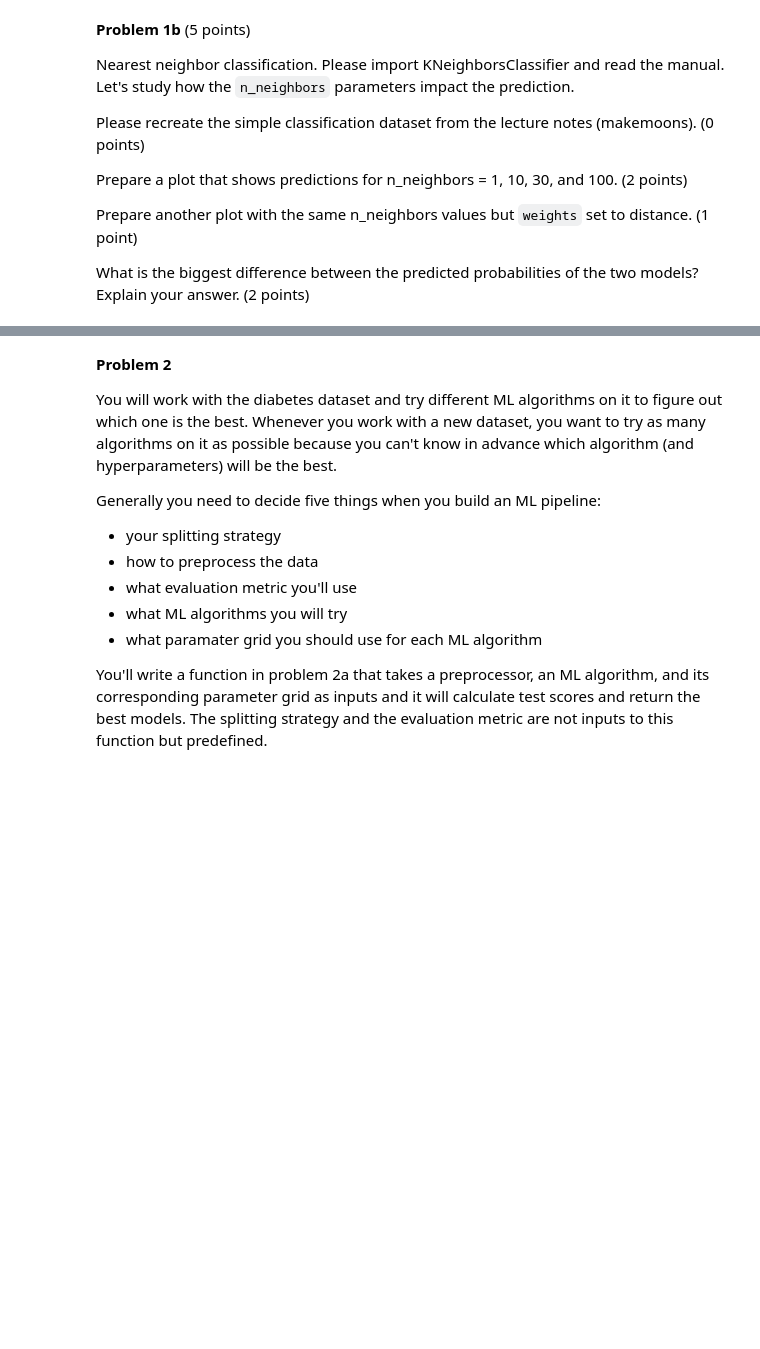
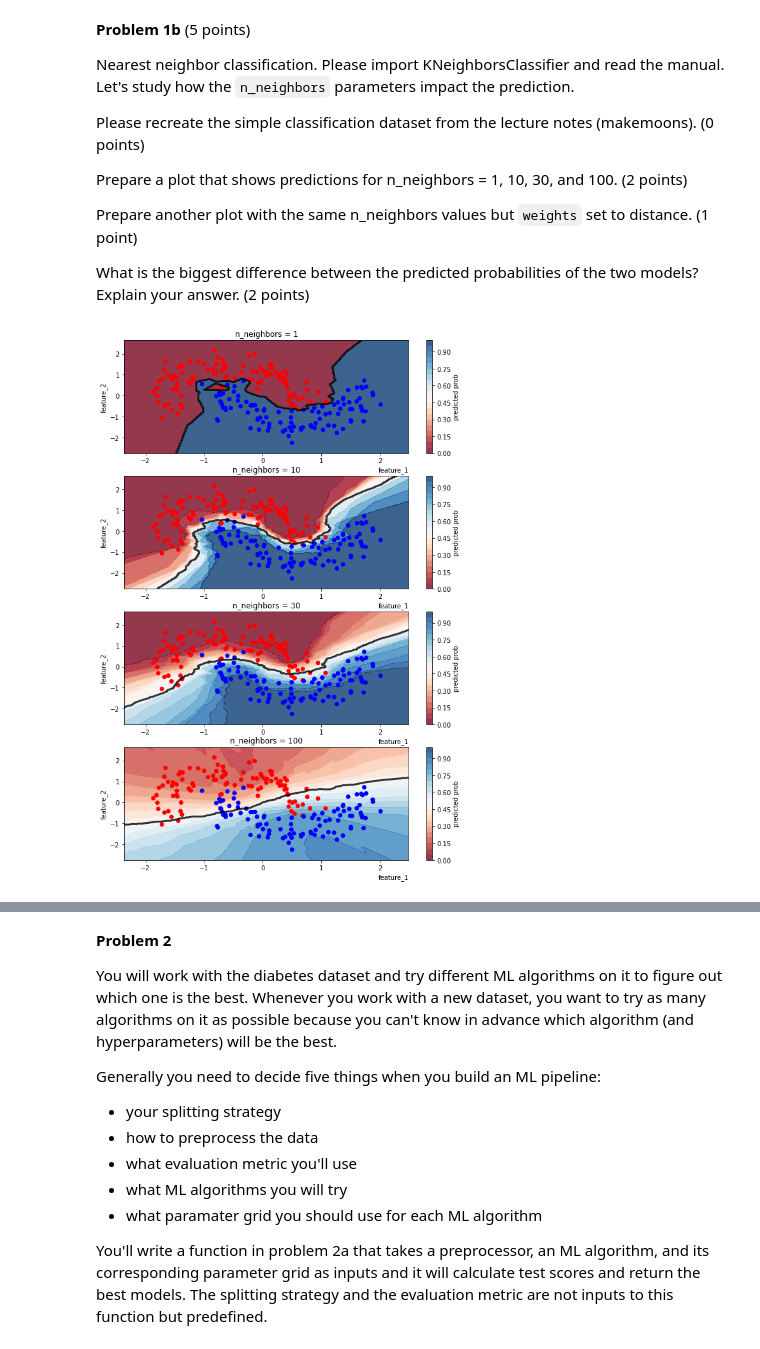
Before and after one commit to josh7197/ps8-ml_algos2-josh7197, a Jupyter notebook: PS8.ipynb, the cells around one changed output, grey strips where cells are left out. Drawn from its saved outputs; the diff is of its cells as text; code cells hidden in the pictures; blank space fills up the shorter version.

```diff
--- a/PS8.ipynb
+++ b/PS8.ipynb
@@ -90,0 +202,27 @@ What is the biggest difference between the predicted probabilities of the two mo
+# %%
+
+plt.figure(figsize=(10,15))
+cm_bright = ListedColormap(['#FF0000', '#0000FF'])
+cm = plt.cm.RdBu
+
+n= [1,10,30,100]
+
+for i in range(0,len(n),1) :
+    plt.subplot(4,1,i+1)
+    # making a model
+    knc =  KNeighborsClassifier(n_neighbors=n[i],n_jobs=-1)
+    knc.fit(X,y)
+    Z = knc.predict_proba(np.c_[xx.ravel(), yy.ravel()])[:, 1]
+
+    # Put the result into a color plot
+    Z = Z.reshape(xx.shape)
+    plt.contourf(xx, yy, Z, cmap=cm, alpha=.8,vmin=0,vmax=1,levels=np.arange(0,1.05,0.05))
+    plt.colorbar(label='predicted prob')
+    plt.contour(xx, yy, Z, alpha=.8,vmin=0,vmax=1,levels=[0.5],colors=['k'],linewidths=3)
+    plt.scatter(X[:, 0], X[:, 1], c=y,cmap=cm_bright)
+    plt.xlabel('feature_1', loc='right')
+    plt.ylabel('feature_2')
+    tt= "n_neighbors = " + str(n[i])
+    plt.title(tt)
+# %% [output]
+[figure, added]
```
Also changed, not shown: parts of 22 cells of this notebook.
